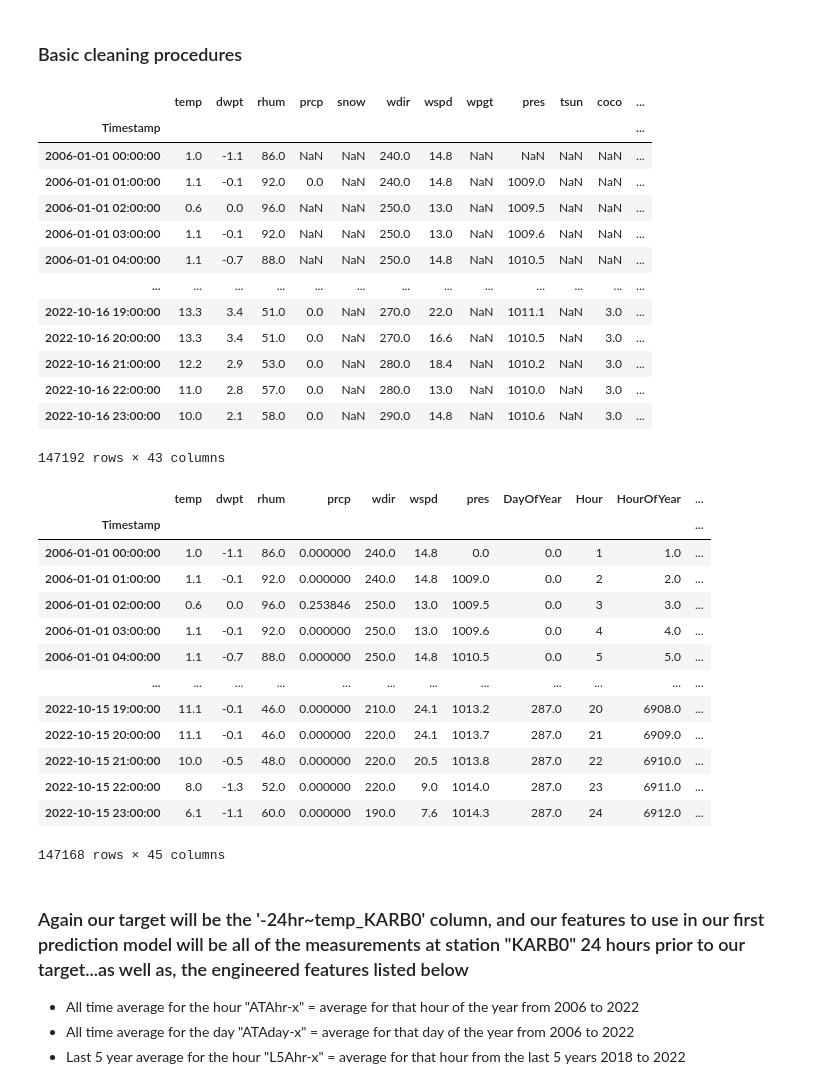
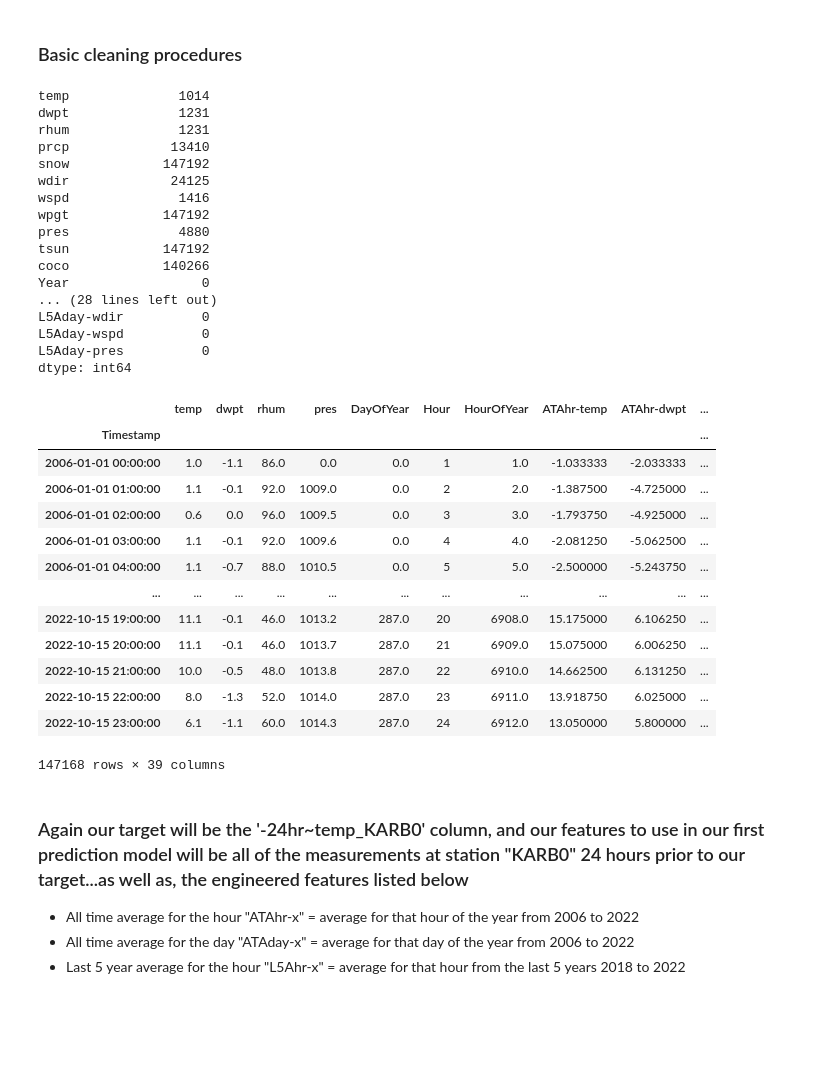
Before and after one commit to Pkeet99/Weatherman, a Jupyter notebook: supervised_models/aa_only_supervised_model-Paul.ipynb, the cells around one changed output. Saved outputs shown, nothing was run; the diff lists cells and outputs as text; code cells hidden in the pictures; blank space fills up the shorter version.

```diff
--- a/supervised_models/aa_only_supervised_model-Paul.ipynb
+++ b/supervised_models/aa_only_supervised_model-Paul.ipynb
@@ -41,7 +42,7 @@ This cell will run 5 fold cross-validate on our 3 chosen regression models (Extr
 ### Get historical dataset from pickle file
 # %%
 ROOT_DIR = os.path.realpath(os.path.join(os.getcwd(), '..'))
-aa_pkl_loc = os.path.join(ROOT_DIR, 'plankhee','aa_historical.pkl')
+aa_pkl_loc = os.path.join(ROOT_DIR, 'data','data','aa_historical.pkl')
 df = pd.read_pickle(aa_pkl_loc)
 df.info()
 # %% [output]
@@ -65,49 +66,52 @@ memory usage: 49.4 MB
 # %% [markdown]
 ### Basic cleaning procedures
 # %%
-df
+df.isna().sum()
 # %% [output]
-|  | temp | dwpt | rhum | prcp | snow | wdir | wspd | wpgt | pres | tsun | coco | ... |
-| Timestamp |  |  |  |  |  |  |  |  |  |  |  | ... |
-| 2006-01-01 00:00:00 | 1.0 | -1.1 | 86.0 | NaN | NaN | 240.0 | 14.8 | NaN | NaN | NaN | NaN | ... |
-| 2006-01-01 01:00:00 | 1.1 | -0.1 | 92.0 | 0.0 | NaN | 240.0 | 14.8 | NaN | 1009.0 | NaN | NaN | ... |
-| 2006-01-01 02:00:00 | 0.6 | 0.0 | 96.0 | NaN | NaN | 250.0 | 13.0 | NaN | 1009.5 | NaN | NaN | ... |
-| 2006-01-01 03:00:00 | 1.1 | -0.1 | 92.0 | NaN | NaN | 250.0 | 13.0 | NaN | 1009.6 | NaN | NaN | ... |
-| 2006-01-01 04:00:00 | 1.1 | -0.7 | 88.0 | NaN | NaN | 250.0 | 14.8 | NaN | 1010.5 | NaN | NaN | ... |
-| ... | ... | ... | ... | ... | ... | ... | ... | ... | ... | ... | ... | ... |
-| 2022-10-16 19:00:00 | 13.3 | 3.4 | 51.0 | 0.0 | NaN | 270.0 | 22.0 | NaN | 1011.1 | NaN | 3.0 | ... |
-| 2022-10-16 20:00:00 | 13.3 | 3.4 | 51.0 | 0.0 | NaN | 270.0 | 16.6 | NaN | 1010.5 | NaN | 3.0 | ... |
-| 2022-10-16 21:00:00 | 12.2 | 2.9 | 53.0 | 0.0 | NaN | 280.0 | 18.4 | NaN | 1010.2 | NaN | 3.0 | ... |
-| 2022-10-16 22:00:00 | 11.0 | 2.8 | 57.0 | 0.0 | NaN | 280.0 | 13.0 | NaN | 1010.0 | NaN | 3.0 | ... |
-| 2022-10-16 23:00:00 | 10.0 | 2.1 | 58.0 | 0.0 | NaN | 290.0 | 14.8 | NaN | 1010.6 | NaN | 3.0 | ... |
-147192 rows × 43 columns
+temp              1014
+dwpt              1231
+rhum              1231
+prcp             13410
+snow            147192
+wdir             24125
+wspd              1416
+wpgt            147192
+pres              4880
+tsun            147192
+coco            140266
+Year                 0
+... (28 lines left out)
+L5Aday-wdir          0
+L5Aday-wspd          0
+L5Aday-pres          0
+dtype: int64
 # %%
-df.drop(columns=['snow', 'wpgt','tsun','coco','Year'],inplace=True)
-cols = ['temp', 'dwpt', 'rhum', 'prcp', 'wdir', 'wspd', 'pres']
+df.drop(columns=['snow', 'wpgt','tsun','coco','Year','prcp','wdir','wspd'],inplace=True)
+cols = ['temp', 'dwpt', 'rhum','pres']
 for col in cols:
     try:
         df[col].fillna(df[f'ATAhr-{col}'],inplace=True)
     except:
         df[col].fillna(df[f'ATAhr-{col}_x'],inplace=True)
     df[f'24hr~{col}'] = df[col].shift(-24)
 df = df[df['24hr~temp'].notna()]
 
 df
 # %% [output]
-|  | temp | dwpt | rhum | prcp | wdir | wspd | pres | DayOfYear | Hour | HourOfYear | ... |
-| Timestamp |  |  |  |  |  |  |  |  |  |  | ... |
-| 2006-01-01 00:00:00 | 1.0 | -1.1 | 86.0 | 0.000000 | 240.0 | 14.8 | 0.0 | 0.0 | 1 | 1.0 | ... |
-| 2006-01-01 01:00:00 | 1.1 | -0.1 | 92.0 | 0.000000 | 240.0 | 14.8 | 1009.0 | 0.0 | 2 | 2.0 | ... |
-| 2006-01-01 02:00:00 | 0.6 | 0.0 | 96.0 | 0.253846 | 250.0 | 13.0 | 1009.5 | 0.0 | 3 | 3.0 | ... |
-| 2006-01-01 03:00:00 | 1.1 | -0.1 | 92.0 | 0.000000 | 250.0 | 13.0 | 1009.6 | 0.0 | 4 | 4.0 | ... |
-| 2006-01-01 04:00:00 | 1.1 | -0.7 | 88.0 | 0.000000 | 250.0 | 14.8 | 1010.5 | 0.0 | 5 | 5.0 | ... |
-| ... | ... | ... | ... | ... | ... | ... | ... | ... | ... | ... | ... |
-| 2022-10-15 19:00:00 | 11.1 | -0.1 | 46.0 | 0.000000 | 210.0 | 24.1 | 1013.2 | 287.0 | 20 | 6908.0 | ... |
-| 2022-10-15 20:00:00 | 11.1 | -0.1 | 46.0 | 0.000000 | 220.0 | 24.1 | 1013.7 | 287.0 | 21 | 6909.0 | ... |
-| 2022-10-15 21:00:00 | 10.0 | -0.5 | 48.0 | 0.000000 | 220.0 | 20.5 | 1013.8 | 287.0 | 22 | 6910.0 | ... |
-| 2022-10-15 22:00:00 | 8.0 | -1.3 | 52.0 | 0.000000 | 220.0 | 9.0 | 1014.0 | 287.0 | 23 | 6911.0 | ... |
-| 2022-10-15 23:00:00 | 6.1 | -1.1 | 60.0 | 0.000000 | 190.0 | 7.6 | 1014.3 | 287.0 | 24 | 6912.0 | ... |
+|  | temp | dwpt | rhum | pres | DayOfYear | Hour | HourOfYear | ATAhr-temp | ATAhr-dwpt | ... |
+| Timestamp |  |  |  |  |  |  |  |  |  | ... |
+| 2006-01-01 00:00:00 | 1.0 | -1.1 | 86.0 | 0.0 | 0.0 | 1 | 1.0 | -1.033333 | -2.033333 | ... |
+| 2006-01-01 01:00:00 | 1.1 | -0.1 | 92.0 | 1009.0 | 0.0 | 2 | 2.0 | -1.387500 | -4.725000 | ... |
+| 2006-01-01 02:00:00 | 0.6 | 0.0 | 96.0 | 1009.5 | 0.0 | 3 | 3.0 | -1.793750 | -4.925000 | ... |
+| 2006-01-01 03:00:00 | 1.1 | -0.1 | 92.0 | 1009.6 | 0.0 | 4 | 4.0 | -2.081250 | -5.062500 | ... |
+| 2006-01-01 04:00:00 | 1.1 | -0.7 | 88.0 | 1010.5 | 0.0 | 5 | 5.0 | -2.500000 | -5.243750 | ... |
+| ... | ... | ... | ... | ... | ... | ... | ... | ... | ... | ... |
+| 2022-10-15 19:00:00 | 11.1 | -0.1 | 46.0 | 1013.2 | 287.0 | 20 | 6908.0 | 15.175000 | 6.106250 | ... |
+| 2022-10-15 20:00:00 | 11.1 | -0.1 | 46.0 | 1013.7 | 287.0 | 21 | 6909.0 | 15.075000 | 6.006250 | ... |
+| 2022-10-15 21:00:00 | 10.0 | -0.5 | 48.0 | 1013.8 | 287.0 | 22 | 6910.0 | 14.662500 | 6.131250 | ... |
+| 2022-10-15 22:00:00 | 8.0 | -1.3 | 52.0 | 1014.0 | 287.0 | 23 | 6911.0 | 13.918750 | 6.025000 | ... |
+| 2022-10-15 23:00:00 | 6.1 | -1.1 | 60.0 | 1014.3 | 287.0 | 24 | 6912.0 | 13.050000 | 5.800000 | ... |
-147168 rows × 45 columns
+147168 rows × 39 columns
 # %% [markdown]
 ### Again our target will be the '-24hr~temp_KARB0' column, and our features to use in our first prediction model will be all of the measurements at station "KARB0" 24 hours prior to our target...as well as, the engineered features listed below
  - All time average for the hour "ATAhr-x" = average for that hour of the year from 2006 to 2022
```
Also changed, not shown: parts of 5 cells of this notebook, 3 other files.
